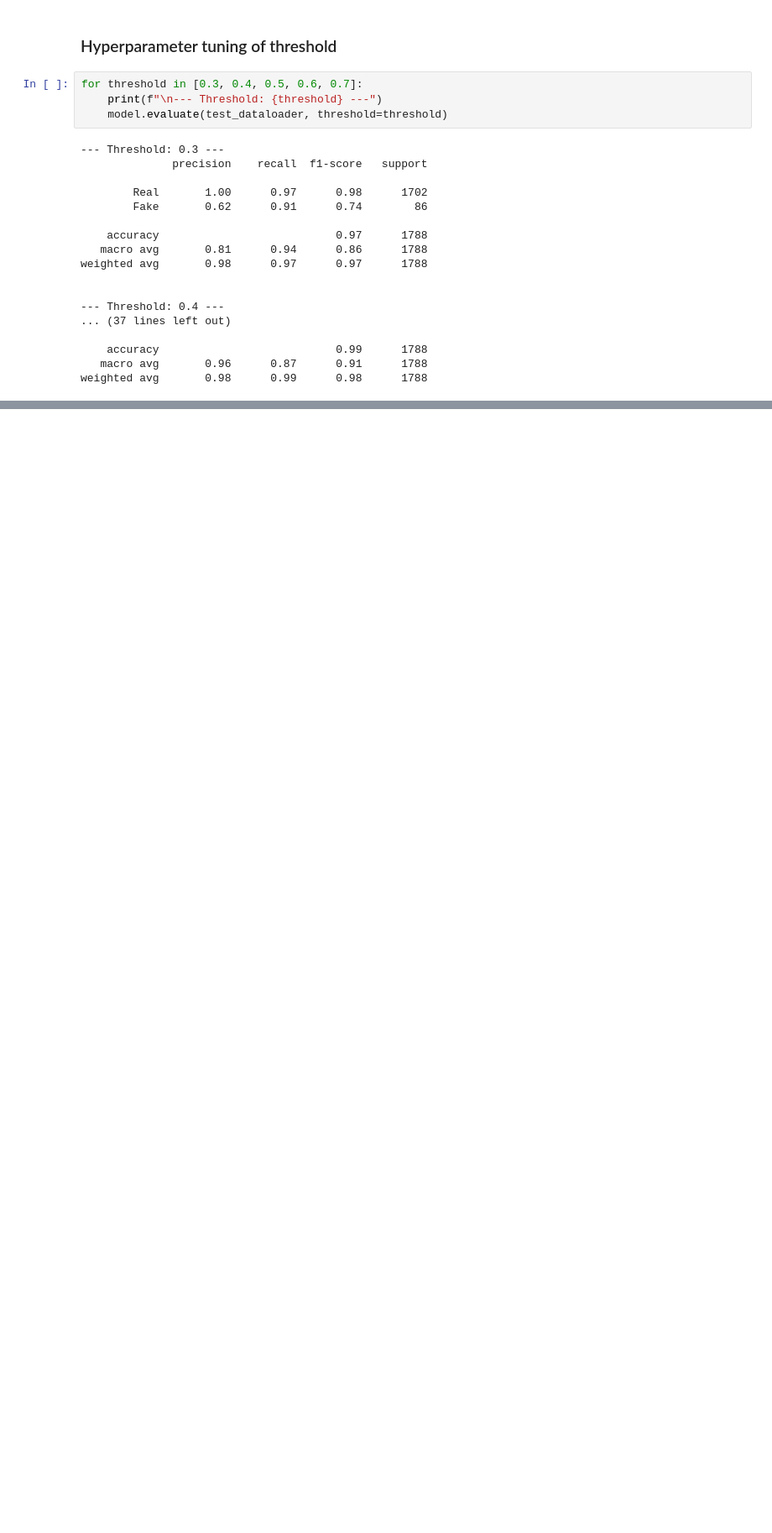
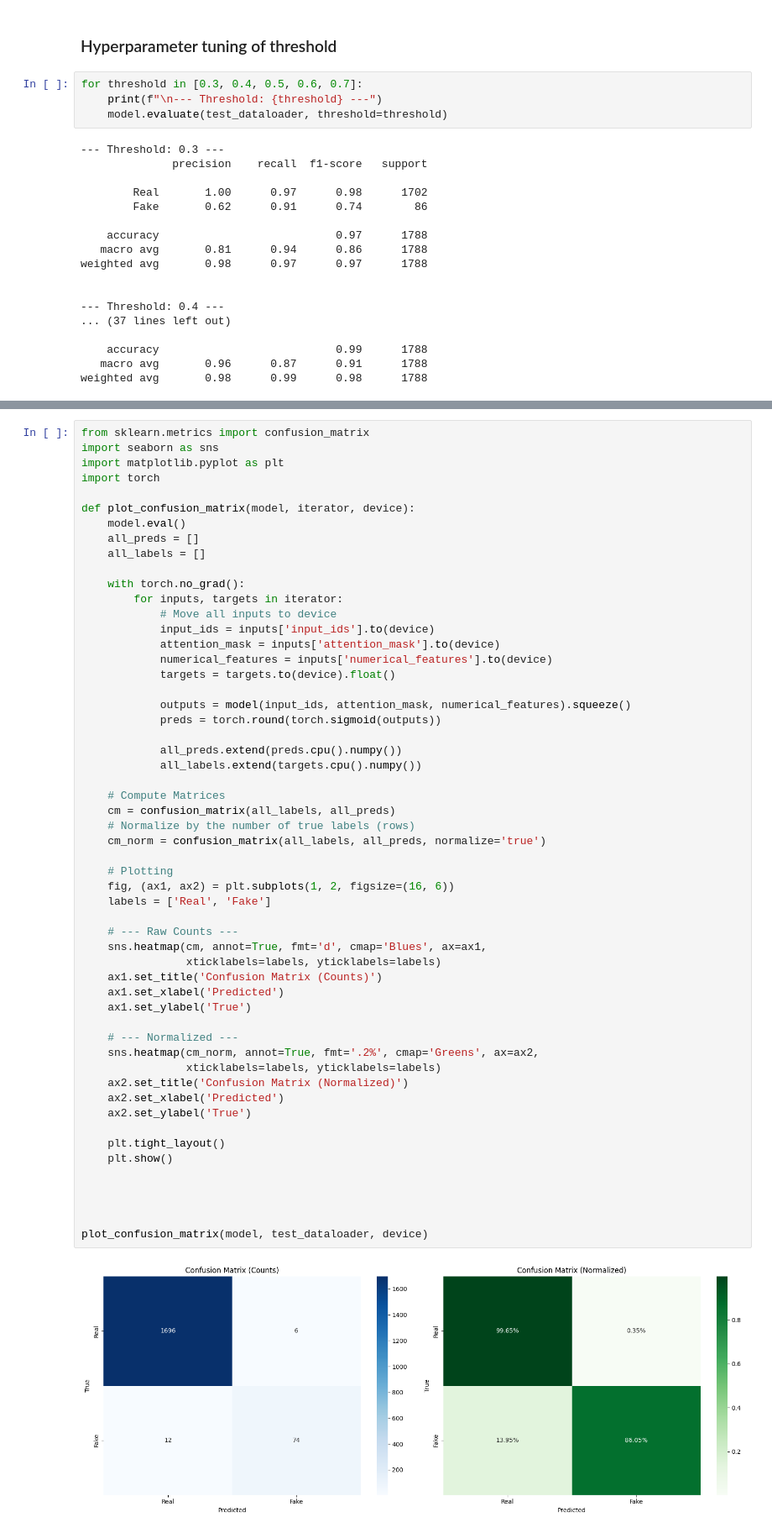
Before and after one commit to Bearson678/fake-job-posting_DL_Project, a Jupyter notebook: Model_training.ipynb, the cells around one changed output, grey strips where cells are left out. Shown at 84% size. Saved outputs shown, nothing was run; the diff lists cells and outputs as text; blank space fills up the shorter version.

```diff
--- a/Model_training.ipynb
+++ b/Model_training.ipynb
@@ -372,0 +421,57 @@ weighted avg       0.98      0.99      0.98      1788
+# %%
+from sklearn.metrics import confusion_matrix
+import seaborn as sns
+import matplotlib.pyplot as plt
+import torch
+
+def plot_confusion_matrix(model, iterator, device):
+    model.eval()
+    all_preds = []
+    all_labels = []
+
+    with torch.no_grad():
+        for inputs, targets in iterator:
+            # Move all inputs to device
+            input_ids = inputs['input_ids'].to(device)
+            attention_mask = inputs['attention_mask'].to(device)
+            numerical_features = inputs['numerical_features'].to(device)
+            targets = targets.to(device).float()
+
+            outputs = model(input_ids, attention_mask, numerical_features).squeeze()
+            preds = torch.round(torch.sigmoid(outputs))
+
+            all_preds.extend(preds.cpu().numpy())
+            all_labels.extend(targets.cpu().numpy())
+
+    # Compute Matrices
+    cm = confusion_matrix(all_labels, all_preds)
+    # Normalize by the number of true labels (rows)
+    cm_norm = confusion_matrix(all_labels, all_preds, normalize='true')
+
+    # Plotting
+    fig, (ax1, ax2) = plt.subplots(1, 2, figsize=(16, 6))
+    labels = ['Real', 'Fake']
+
+    # --- Raw Counts ---
+    sns.heatmap(cm, annot=True, fmt='d', cmap='Blues', ax=ax1,
+                xticklabels=labels, yticklabels=labels)
+    ax1.set_title('Confusion Matrix (Counts)')
+    ax1.set_xlabel('Predicted')
+    ax1.set_ylabel('True')
+
+    # --- Normalized ---
+    sns.heatmap(cm_norm, annot=True, fmt='.2%', cmap='Greens', ax=ax2,
+                xticklabels=labels, yticklabels=labels)
+    ax2.set_title('Confusion Matrix (Normalized)')
+    ax2.set_xlabel('Predicted')
+    ax2.set_ylabel('True')
+
+    plt.tight_layout()
+    plt.show()
+
+
+
+
+plot_confusion_matrix(model, test_dataloader, device)
+# %% [output]
+[figure, added]
```
Also changed, not shown: parts of 5 cells of this notebook, 5 other files.
